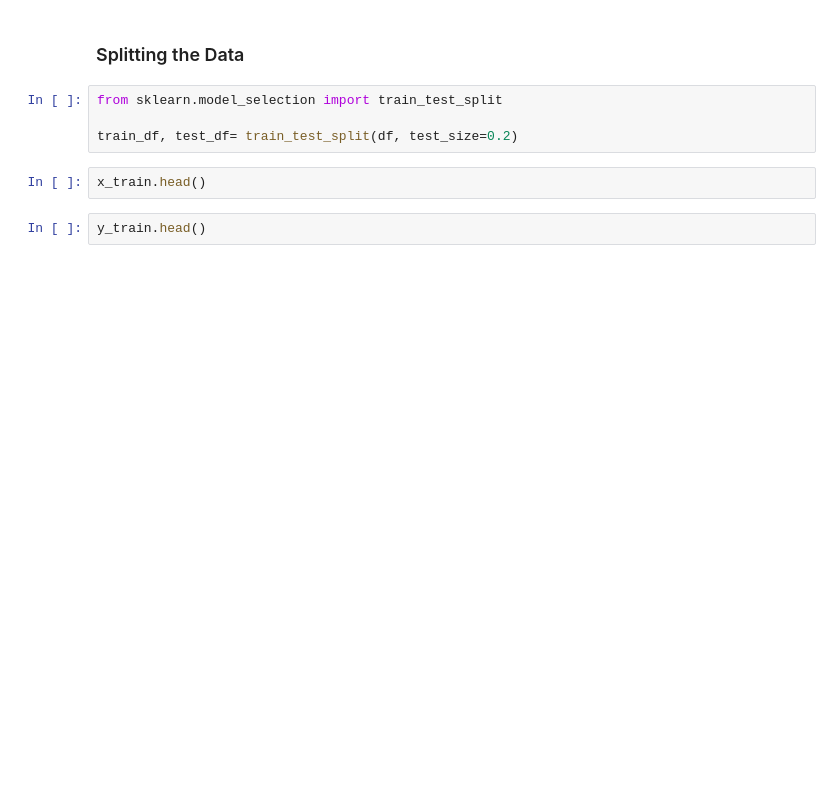
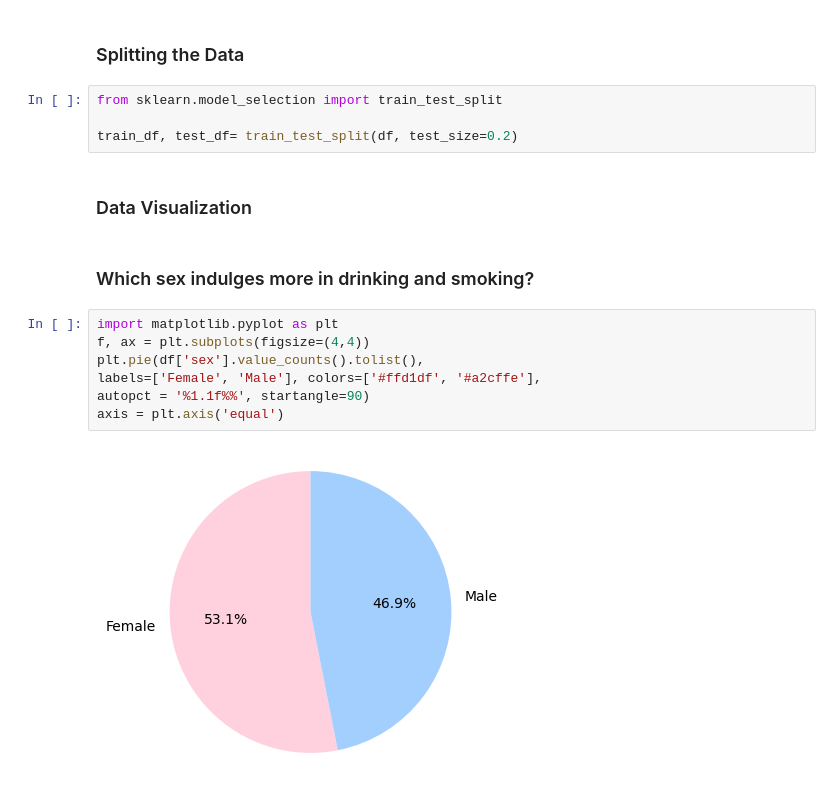
Before and after one commit to fatimahmirza/INM701Project, a Jupyter notebook: Coursework.ipynb, the cells around one changed output. Drawn from its saved outputs; the diff is of its cells as text; blank space fills up the shorter version.

Commit message:
Data Visualization

```diff
--- a/Coursework.ipynb
+++ b/Coursework.ipynb
@@ -44,7 +121,16 @@ df
 from sklearn.model_selection import train_test_split
 
 train_df, test_df= train_test_split(df, test_size=0.2)
-# %%
-x_train.head()
-# %%
-y_train.head()
+# %% [markdown]
+### Data Visualization
+# %% [markdown]
+### Which sex indulges more in drinking and smoking?
+# %%
+import matplotlib.pyplot as plt
+f, ax = plt.subplots(figsize=(4,4))
+plt.pie(df['sex'].value_counts().tolist(),
+labels=['Female', 'Male'], colors=['#ffd1df', '#a2cffe'],
+autopct = '%1.1f%%', startangle=90)
+axis = plt.axis('equal')
+# %% [output]
+[figure, added]
```
Also changed, not shown: parts of 9 cells of this notebook.
